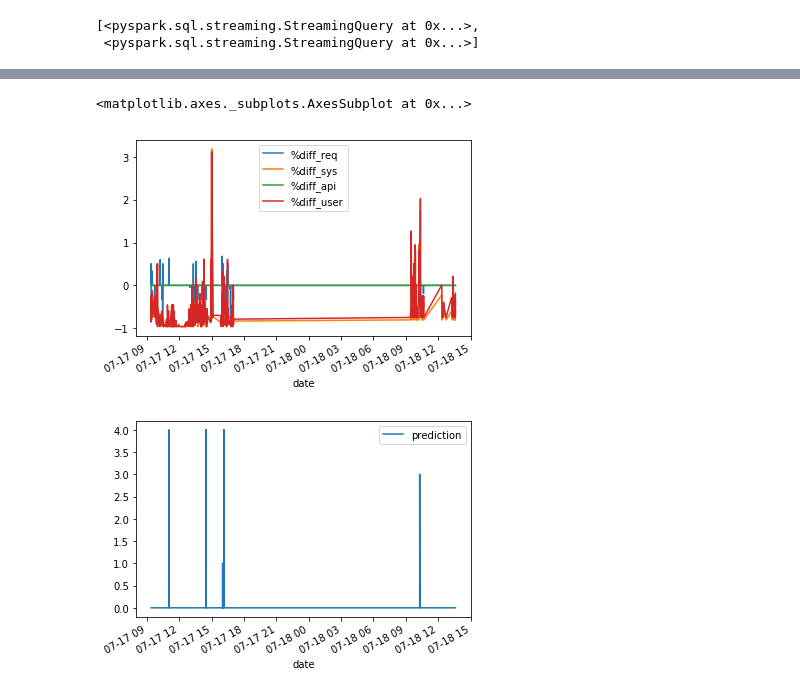
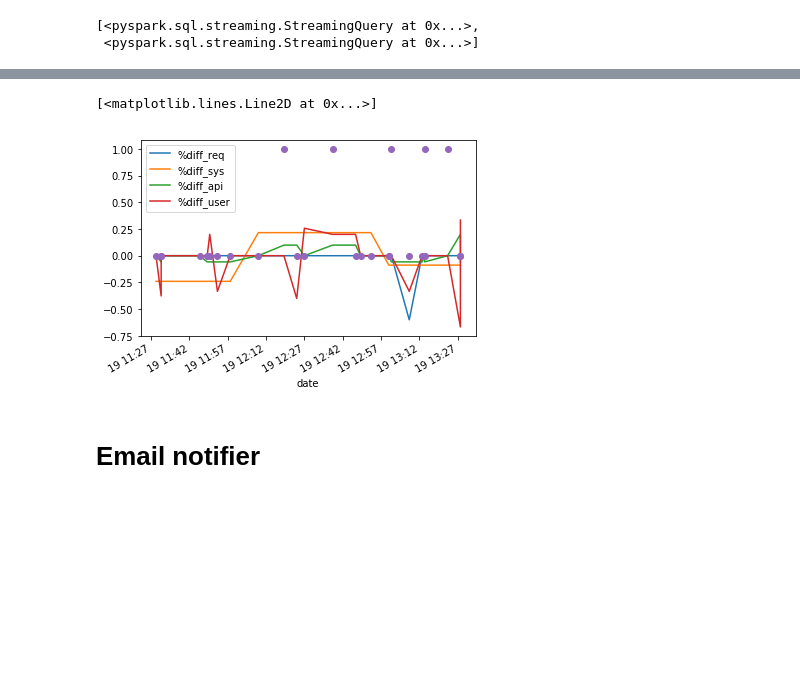
Before and after one commit to operationalintelligence/EmailAlertingSystem, a Jupyter notebook: StreamingNotebook/KMeansClustering.ipynb, the cells around one changed output, grey strips where cells are left out. Drawn from its saved outputs; the diff is of its cells as text; code cells hidden in the pictures; blank space fills up the shorter version.

Commit message:
:sparkles: Add new bechmark/new email label

```diff
--- a/StreamingNotebook/KMeansClustering.ipynb
+++ b/StreamingNotebook/KMeansClustering.ipynb
@@ -309,3 +395,3 @@ filter_data.set_index('date', inplace=True)
 # %%
 prep=filter_data[['%diff_req','%diff_sys','%diff_api','%diff_user']]
-label=filter_data[['prediction']]
+label=filter_data[['outlier']]
@@ -327,10 +398,14 @@ prep.head(10)
-# %%
-%matplotlib inline
-
-# prep_fix=prep.loc['2019-07-1 22:00:00':'2019-07-2 21:00:00']
-prep.plot()
-label.plot()
-# %% [output]
-<matplotlib.axes._subplots.AxesSubplot at 0x...>
-[figure, removed]
-[figure, removed]
+# %%
+%matplotlib inline
+
+# prep_fix=prep.loc['2019-07-19 11:02:00':'2019-07-19 12:26:00']
+# label_fix=label.loc['2019-07-19 11:02:00':'2019-07-19 12:26:00']
+# prep_fix.plot()
+# plt.plot(prep_fix.index,label_fix.outlier,'o')
+prep.plot()
+plt.plot(prep.index,label.outlier,'o')
+# %% [output]
+[<matplotlib.lines.Line2D at 0x...>]
+[figure, added]
+# %% [markdown]
+# Email notifier
```
Also changed, not shown: parts of 40 cells of this notebook.
